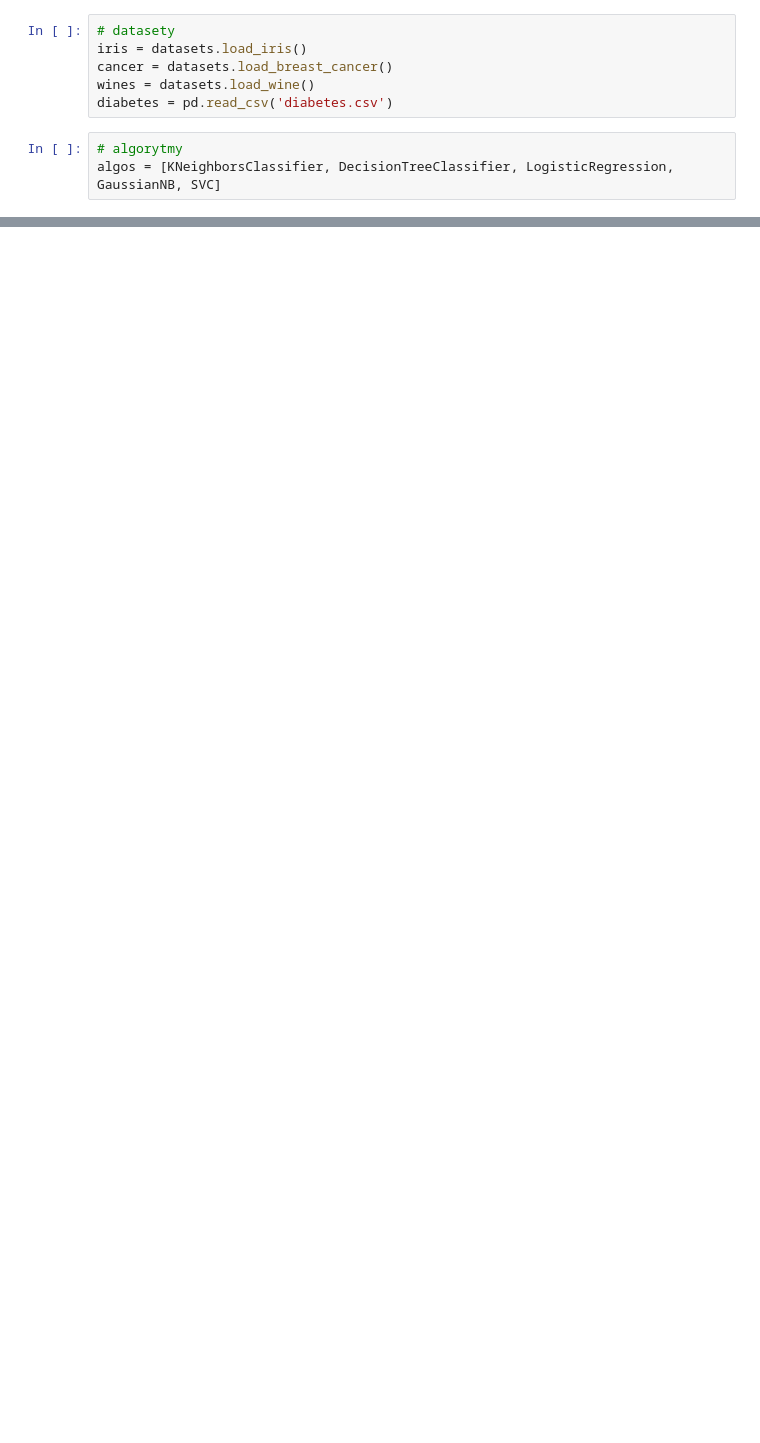
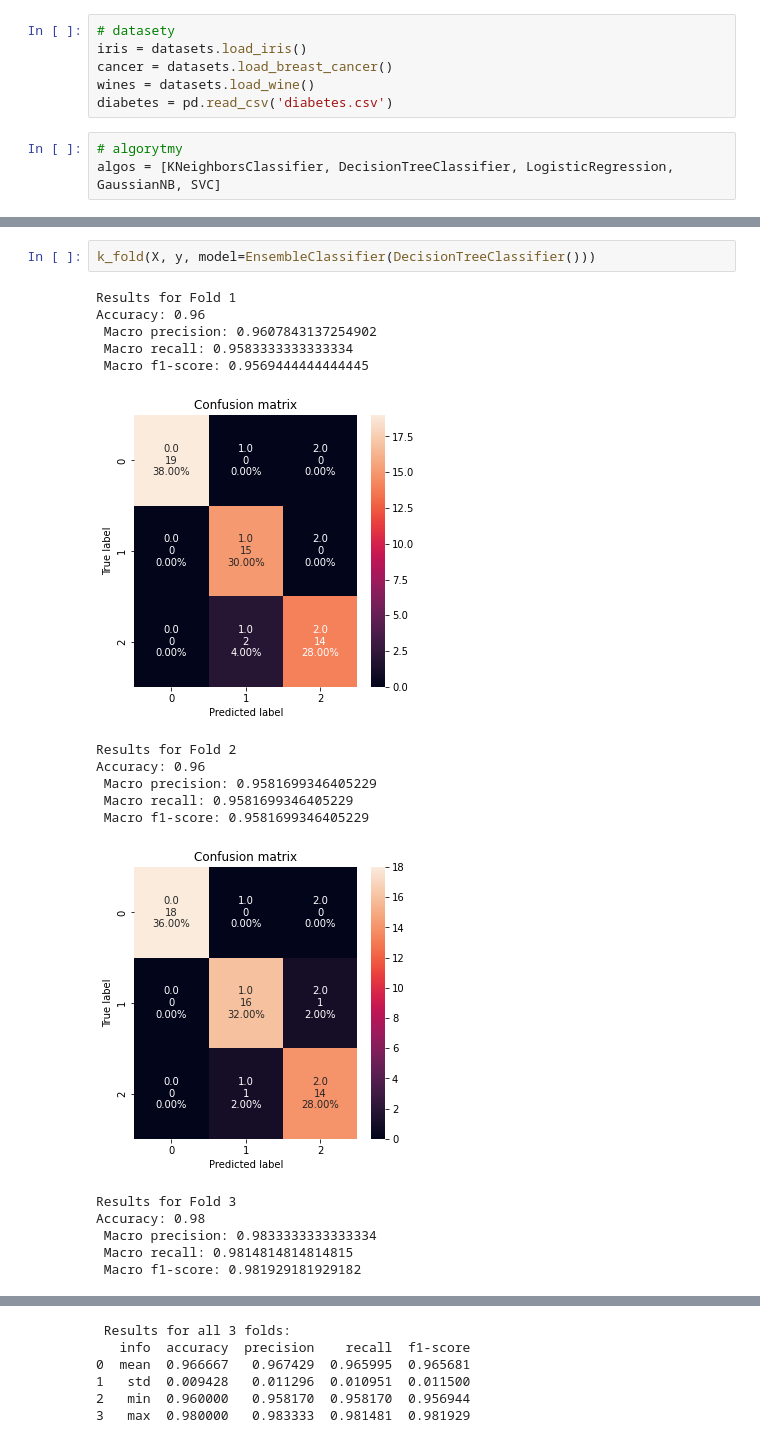
Before and after one commit to JakubSzczepanowski/EnsembleClassifier, a Jupyter notebook: experiments.ipynb, the cells around one changed output, grey strips where cells are left out. Saved outputs shown, nothing was run; the diff lists cells and outputs as text; blank space fills up the shorter version.

```diff
--- a/experiments.ipynb
+++ b/experiments.ipynb
@@ -108,0 +132,20 @@ Accuracy: 0.98
+# %%
+k_fold(X, y, model=EnsembleClassifier(DecisionTreeClassifier()))
+# %% [output]
+Results for Fold 1
+Accuracy: 0.96
+ Macro precision: 0.9607843137254902
+ Macro recall: 0.9583333333333334
+ Macro f1-score: 0.9569444444444445
+[figure, added]
+Results for Fold 2
+Accuracy: 0.96
+ Macro precision: 0.9581699346405229
+ Macro recall: 0.9581699346405229
+ Macro f1-score: 0.9581699346405229
+[figure, added]
+Results for Fold 3
+Accuracy: 0.98
+ Macro precision: 0.9833333333333334
+ Macro recall: 0.9814814814814815
+ Macro f1-score: 0.981929181929182
@@ -108,0 +153,6 @@ Accuracy: 0.98
+ Results for all 3 folds:
+   info  accuracy  precision    recall  f1-score
+0  mean  0.966667   0.967429  0.965995  0.965681
+1   std  0.009428   0.011296  0.010951  0.011500
+2   min  0.960000   0.958170  0.958170  0.956944
+3   max  0.980000   0.983333  0.981481  0.981929
```
Also changed, not shown: parts of 127 cells of this notebook, 1 other file.
